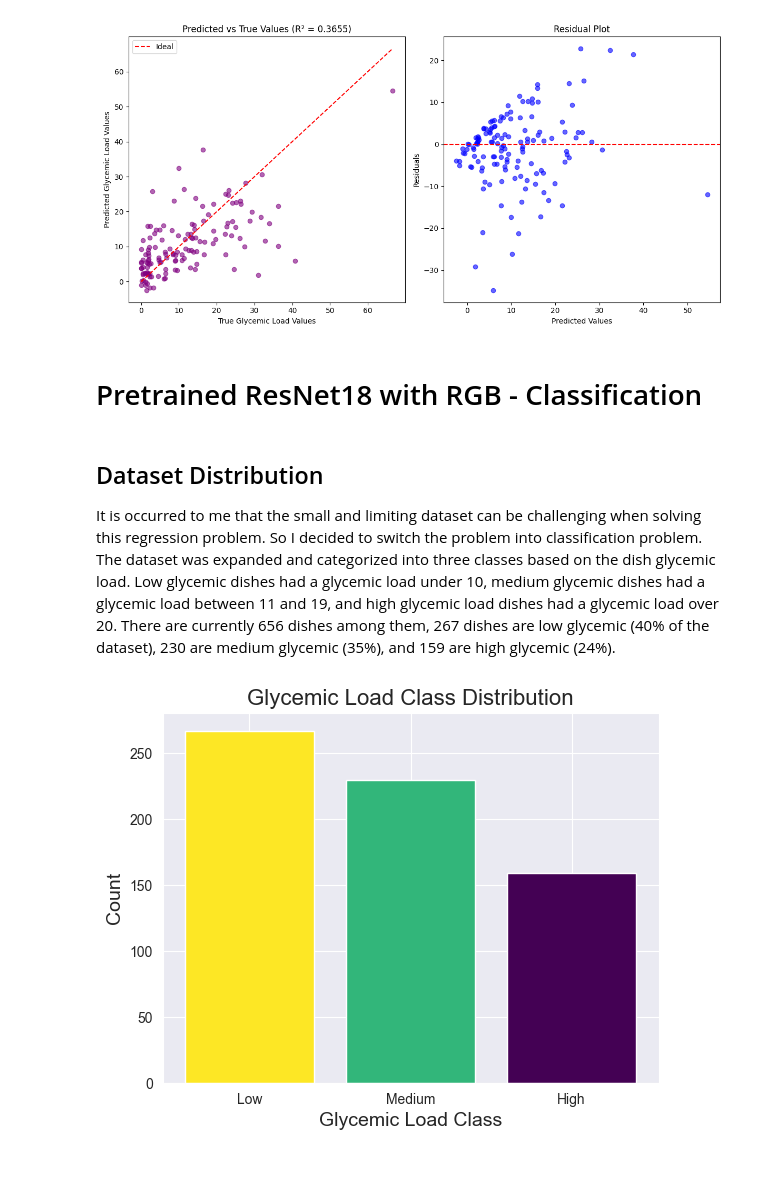
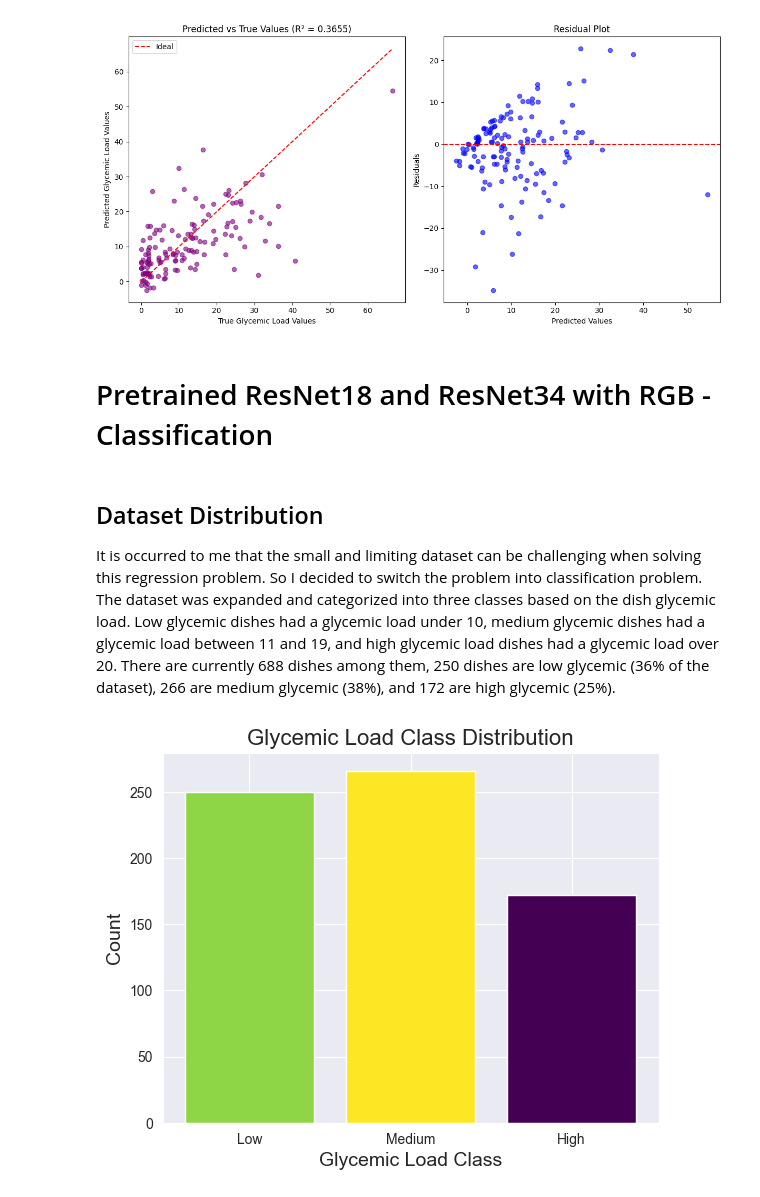
Before and after one commit to RotemGeva226/GlycemicLoad, a Jupyter notebook: Portions Estimation/notebooks/project_log.ipynb, the cells around one changed output. Cells and saved outputs as stored; diff of their text form; code cells hidden in the pictures; blank space fills up the shorter version.

```diff
--- a/Portions Estimation/notebooks/project_log.ipynb
+++ b/Portions Estimation/notebooks/project_log.ipynb
@@ -78,17 +78,17 @@ display(Image(filename=image_path))
 # %% [output]
 [figure]
 # %% [markdown]
-# Pretrained ResNet18 with RGB - Classification
+# Pretrained ResNet18 and ResNet34 with RGB - Classification
 # %% [markdown]
 ## Dataset Distribution
 It is occurred to me that the small and limiting dataset can be challenging when solving this regression problem. So I decided to switch the problem into classification problem.
 The dataset was expanded and categorized into three classes based on the dish glycemic load. Low glycemic dishes had a glycemic load under 10, medium glycemic dishes had a glycemic load between 11 and 19, and high glycemic load dishes had a glycemic load over 20.
-There are currently 656 dishes among them, 267 dishes are low glycemic (40% of the dataset), 230 are medium glycemic (35%), and 159 are high glycemic (24%).
+There are currently 688 dishes among them, 250 dishes are low glycemic (36% of the dataset), 266 are medium glycemic (38%), and 172 are high glycemic (25%).
 # %%
 from IPython.display import Image, display
-image_path = r"C:\Users\rotem.geva\PycharmProjects\GlycemicLoad\Portions Estimation\outputs\visualizations\Glycemic Load Class Distribution.png"
+image_path = r"/Portions Estimation/outputs/visualizations/general/Glycemic Load Class Distribution.png"
 display(Image(filename=image_path))
 # %% [output]
-[figure, old version]
+[figure, new version]
 # %% [markdown]
 ## Data Preprocessing
```
Also changed, not shown: parts of 8 cells of this notebook.
